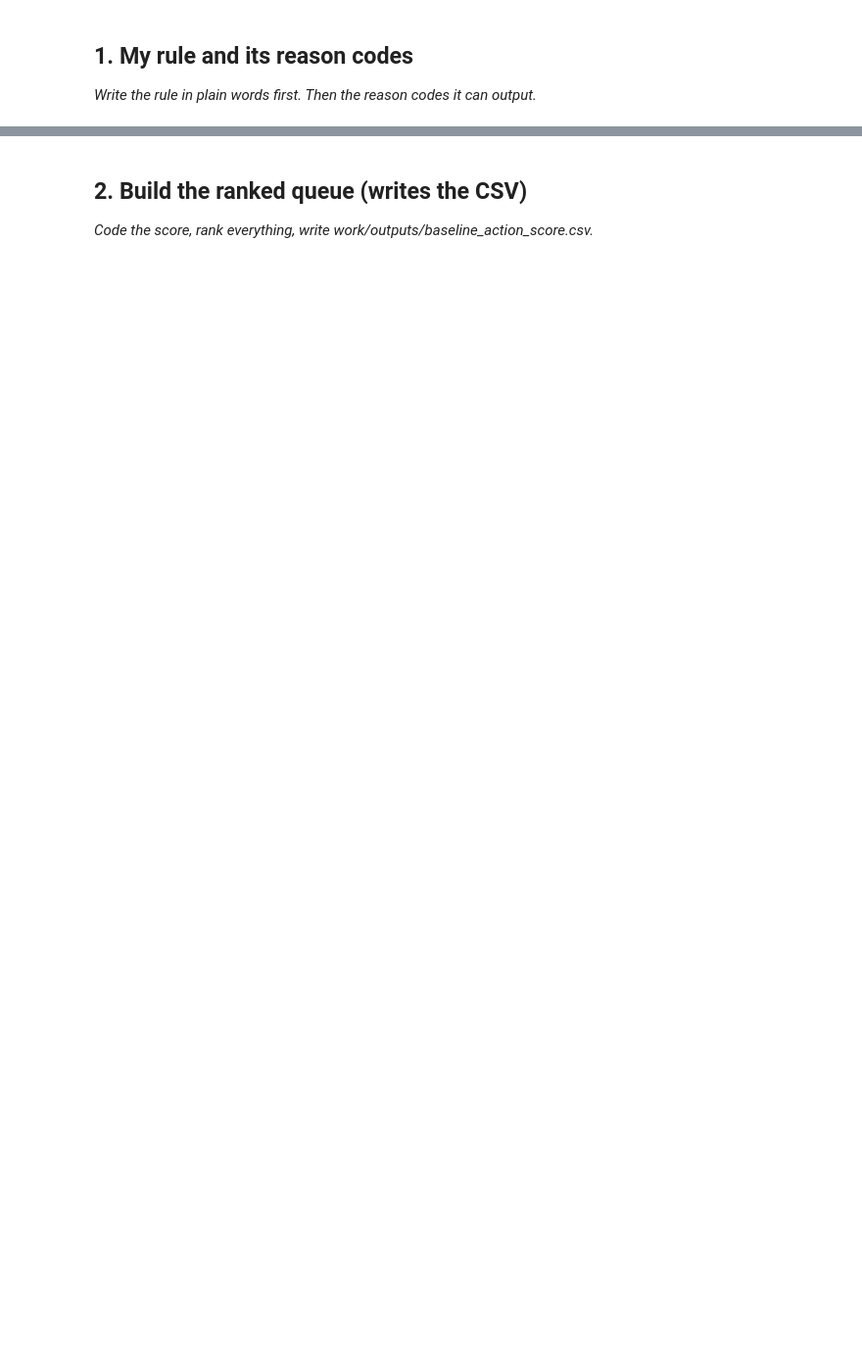
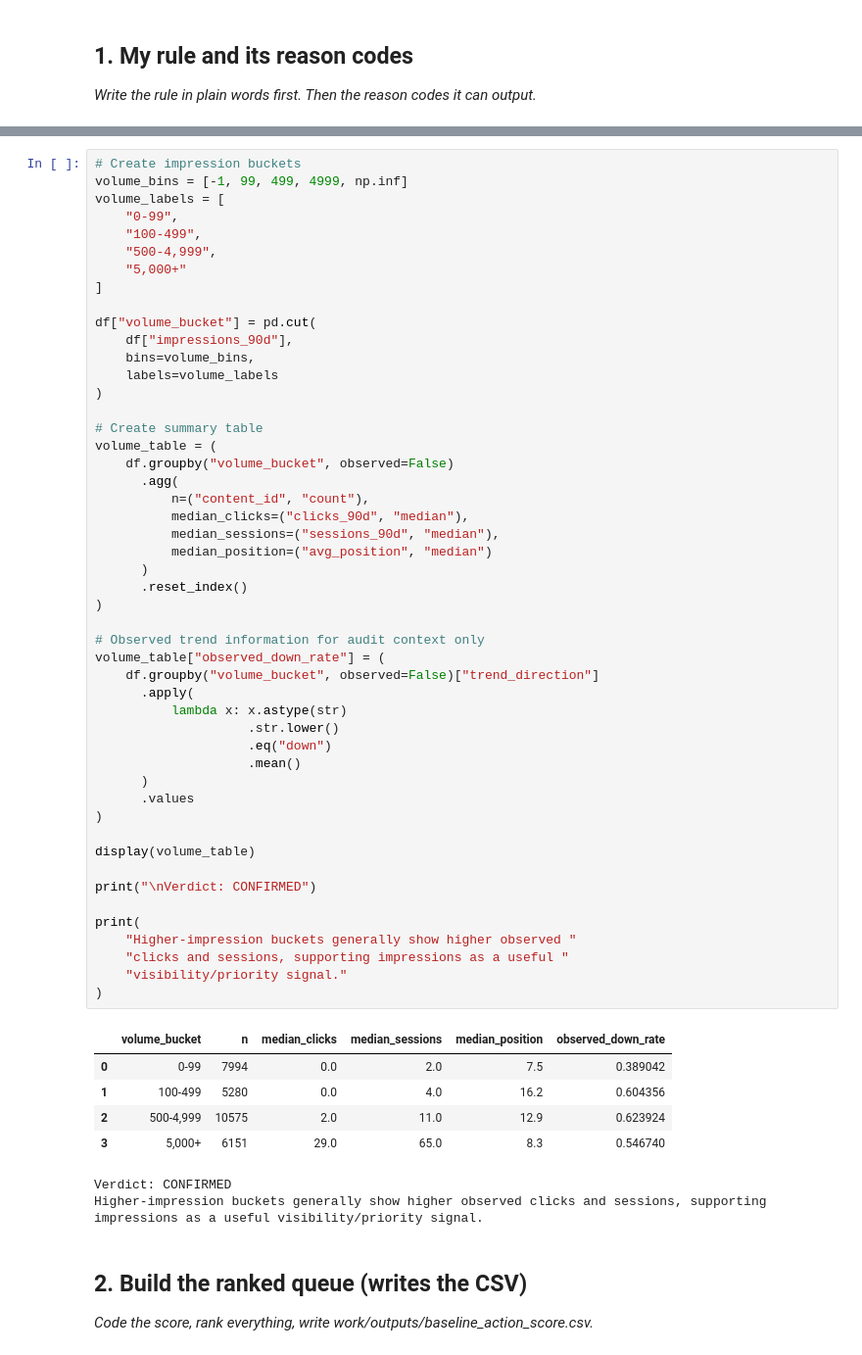
Before and after one commit to CodeByQasim/flyrank-ml-internship, a Jupyter notebook: work/notebooks/w04_baseline_score.ipynb, the cells around one changed output, grey strips where cells are left out. Shown at 98% size. Saved outputs shown, nothing was run; the diff lists cells and outputs as text; blank space fills up the shorter version.

```diff
--- a/work/notebooks/w04_baseline_score.ipynb
+++ b/work/notebooks/w04_baseline_score.ipynb
@@ -16,3 +210,60 @@ This skeleton is yours to fill. Work the sections **in order** — each one has
+# %%
+# Create impression buckets
+volume_bins = [-1, 99, 499, 4999, np.inf]
+volume_labels = [
+    "0-99",
+    "100-499",
+    "500-4,999",
+    "5,000+"
+]
+
+df["volume_bucket"] = pd.cut(
+    df["impressions_90d"],
+    bins=volume_bins,
+    labels=volume_labels
+)
+
+# Create summary table
+volume_table = (
+    df.groupby("volume_bucket", observed=False)
+      .agg(
+          n=("content_id", "count"),
+          median_clicks=("clicks_90d", "median"),
+          median_sessions=("sessions_90d", "median"),
+          median_position=("avg_position", "median")
+      )
+      .reset_index()
+)
+
+# Observed trend information for audit context only
+volume_table["observed_down_rate"] = (
+    df.groupby("volume_bucket", observed=False)["trend_direction"]
+      .apply(
+          lambda x: x.astype(str)
+                    .str.lower()
+                    .eq("down")
+                    .mean()
+      )
+      .values
+)
+
+display(volume_table)
+
+print("\nVerdict: CONFIRMED")
+
+print(
+    "Higher-impression buckets generally show higher observed "
+    "clicks and sessions, supporting impressions as a useful "
+    "visibility/priority signal."
+)
+# %% [output]
+|  | volume_bucket | n | median_clicks | median_sessions | median_position | observed_down_rate |
+| 0 | 0-99 | 7994 | 0.0 | 2.0 | 7.5 | 0.389042 |
+| 1 | 100-499 | 5280 | 0.0 | 4.0 | 16.2 | 0.604356 |
+| 2 | 500-4,999 | 10575 | 2.0 | 11.0 | 12.9 | 0.623924 |
+| 3 | 5,000+ | 6151 | 29.0 | 65.0 | 8.3 | 0.546740 |
+Verdict: CONFIRMED
+Higher-impression buckets generally show higher observed clicks and sessions, supporting impressions as a useful visibility/priority signal.
 # %% [markdown]
 ## 2. Build the ranked queue (writes the CSV)
 
```
Also changed, not shown: parts of 18 cells of this notebook.
